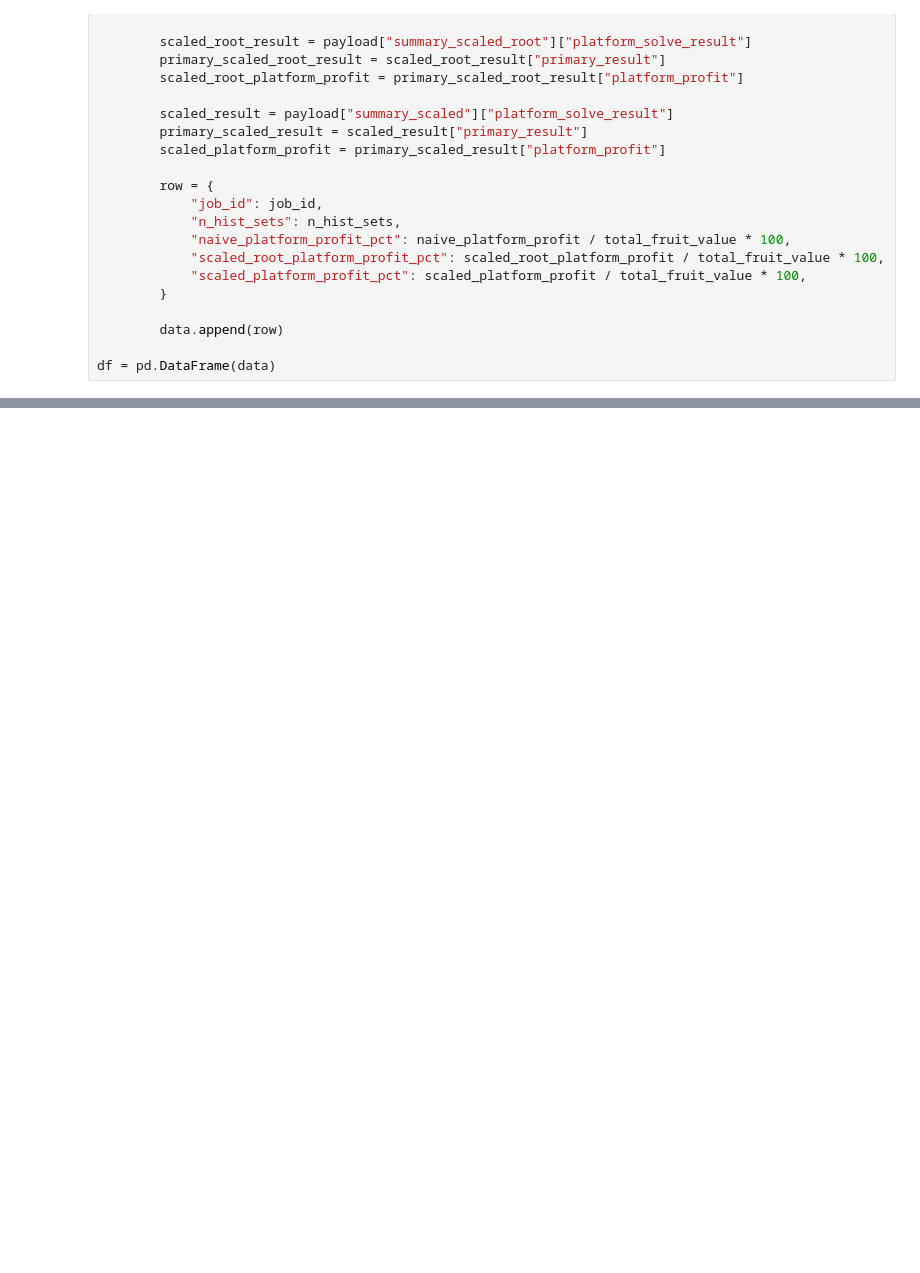
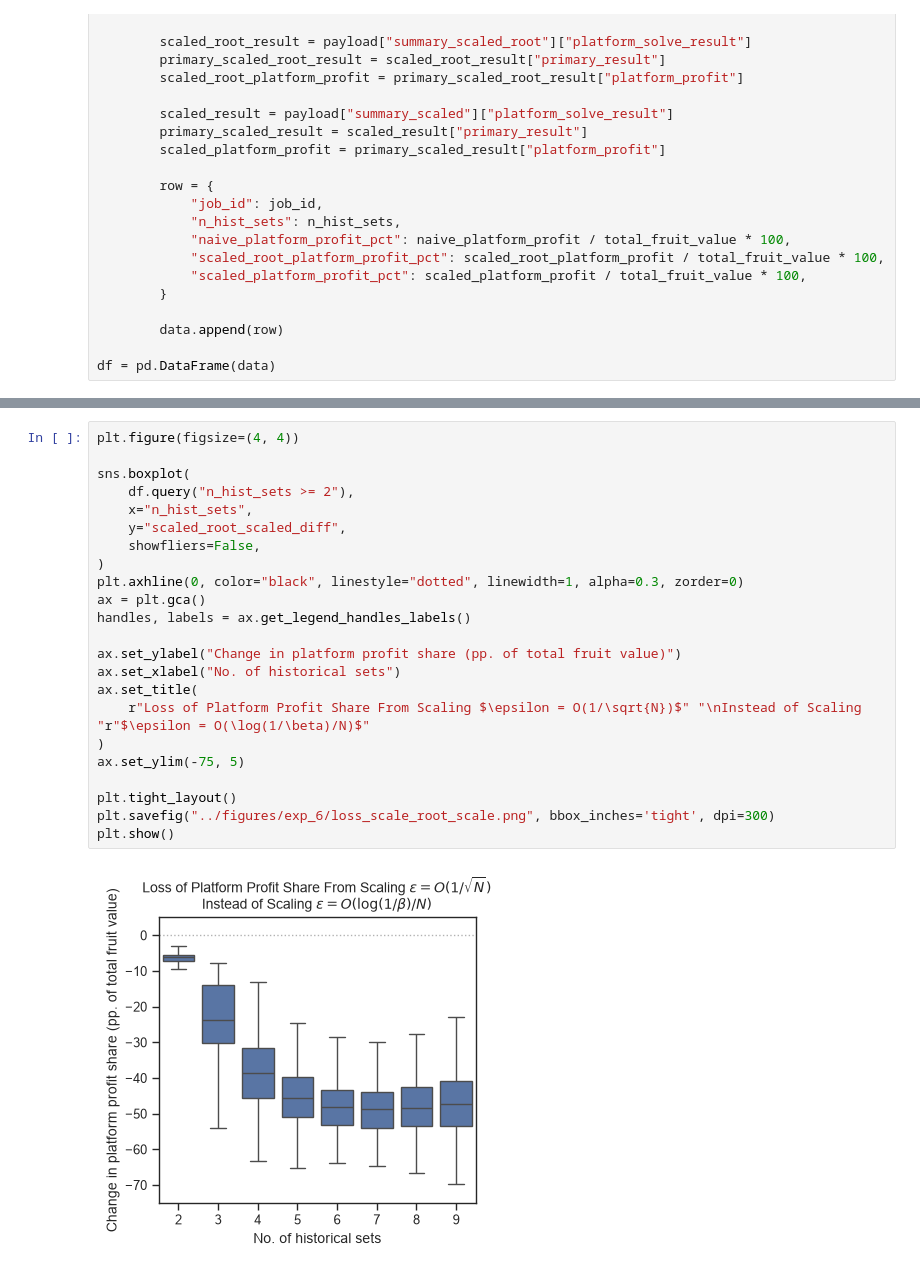
Before and after one commit to nachatjatu/StablePlatformMatching, a Jupyter notebook: notebooks/exp_6_results.ipynb, the cells around one changed output, grey strips where cells are left out. Saved outputs shown, nothing was run; the diff lists cells and outputs as text; blank space fills up the shorter version.

```diff
--- a/notebooks/exp_6_results.ipynb
+++ b/notebooks/exp_6_results.ipynb
@@ -262,0 +174,25 @@ plt.show()
+# %%
+plt.figure(figsize=(4, 4))
+
+sns.boxplot(
+    df.query("n_hist_sets >= 2"),
+    x="n_hist_sets",
+    y="scaled_root_scaled_diff",
+    showfliers=False,
+)
+plt.axhline(0, color="black", linestyle="dotted", linewidth=1, alpha=0.3, zorder=0)
+ax = plt.gca()
+handles, labels = ax.get_legend_handles_labels()
+
+ax.set_ylabel("Change in platform profit share (pp. of total fruit value)")
+ax.set_xlabel("No. of historical sets")
+ax.set_title(
+    r"Loss of Platform Profit Share From Scaling $\epsilon = O(1/\sqrt{N})$" "\nInstead of Scaling "r"$\epsilon = O(\log(1/\beta)/N)$"
+)
+ax.set_ylim(-75, 5)
+
+plt.tight_layout()
+plt.savefig("../figures/exp_6/loss_scale_root_scale.png", bbox_inches='tight', dpi=300)
+plt.show()
+# %% [output]
+[figure, added]
```
Also changed, not shown: parts of 8 cells of this notebook, 24 other files.
